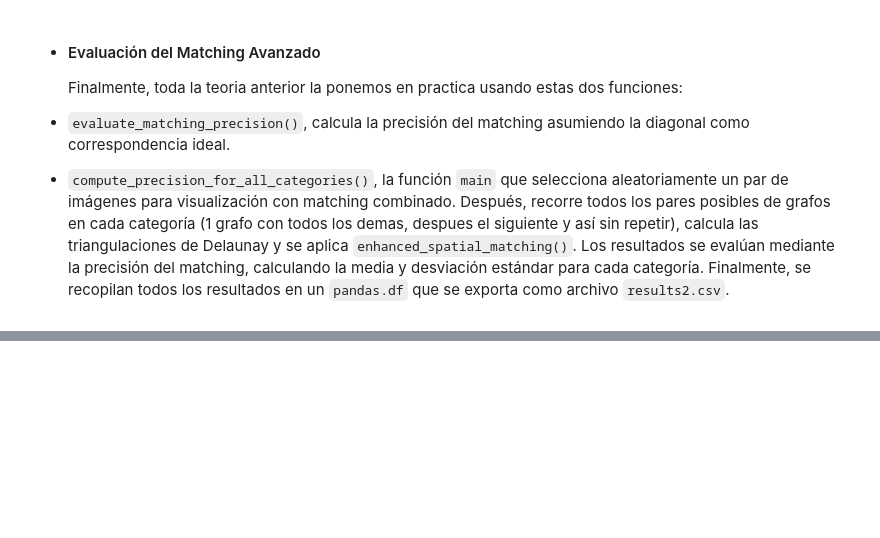
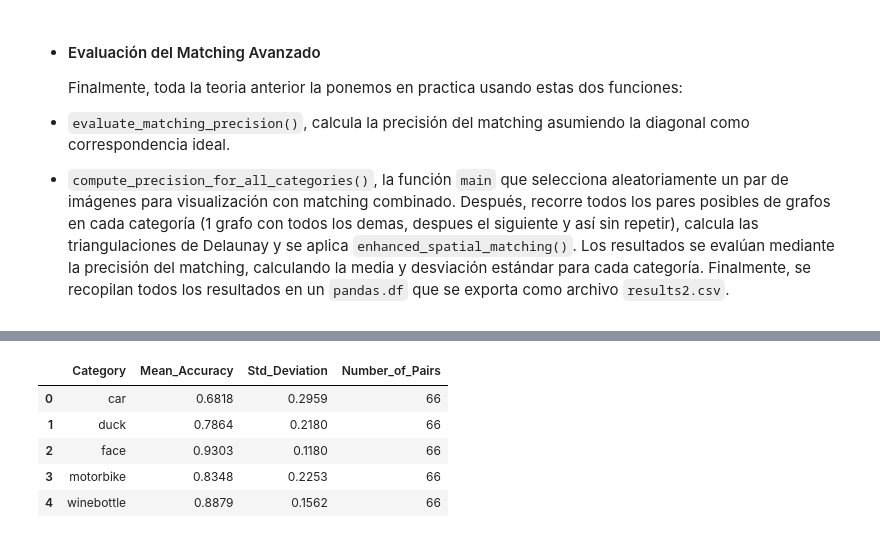
Before and after one commit to JBLOZ/IA, a Jupyter notebook: 2doAnyo/2doCuatri/tecnicas_de_algoritmos_de_busqueda/practicas/src/match_part_2.ipynb, the cells around one changed output, grey strips where cells are left out. Drawn from its saved outputs; the diff is of its cells as text; code cells hidden in the pictures; blank space fills up the shorter version.

```diff
--- a/2doAnyo/2doCuatri/tecnicas_de_algoritmos_de_busqueda/practicas/src/match_part_2.ipynb
+++ b/2doAnyo/2doCuatri/tecnicas_de_algoritmos_de_busqueda/practicas/src/match_part_2.ipynb
@@ -747,8 +771,6 @@ def enhanced_matching_with_delaunay(dlf):
 
     # Iterar sobre cada categoría en el dataset
     for cat_name, cat_df in dlf.items():
-        if cat_name == '__pycache___df':
-            continue  # Omitir entradas no relevantes
 
         enhanced_precisions = []  # Almacena la precisión de cada par de imágenes
         num_pairs = 0
@@ -796,5 +818,6 @@ def enhanced_matching_with_delaunay(dlf):
     logger.info(f"Enhanced matching results guardados en {resultados}enhanced_results.csv")
     return results_df
 # %%
-delunay_spatial_rs = enhanced_matching_with_delaunay(dlf)
+delunay_spatial_rs = enhanced_matching_with_delaunay(dlf_12_pares)
 delunay_spatial_rs
+# %% [output]
@@ -801,3 +830,9 @@ delunay_spatial_rs
+|  | Category | Mean_Accuracy | Std_Deviation | Number_of_Pairs |
+| 0 | car | 0.6818 | 0.2959 | 66 |
+| 1 | duck | 0.7864 | 0.2180 | 66 |
+| 2 | face | 0.9303 | 0.1180 | 66 |
+| 3 | motorbike | 0.8348 | 0.2253 | 66 |
+| 4 | winebottle | 0.8879 | 0.1562 | 66 |
 # %%
 def knn_matching(kpts1, kpts2, k):
     """
```
Also changed, not shown: parts of 18 cells of this notebook, 11 other files.
